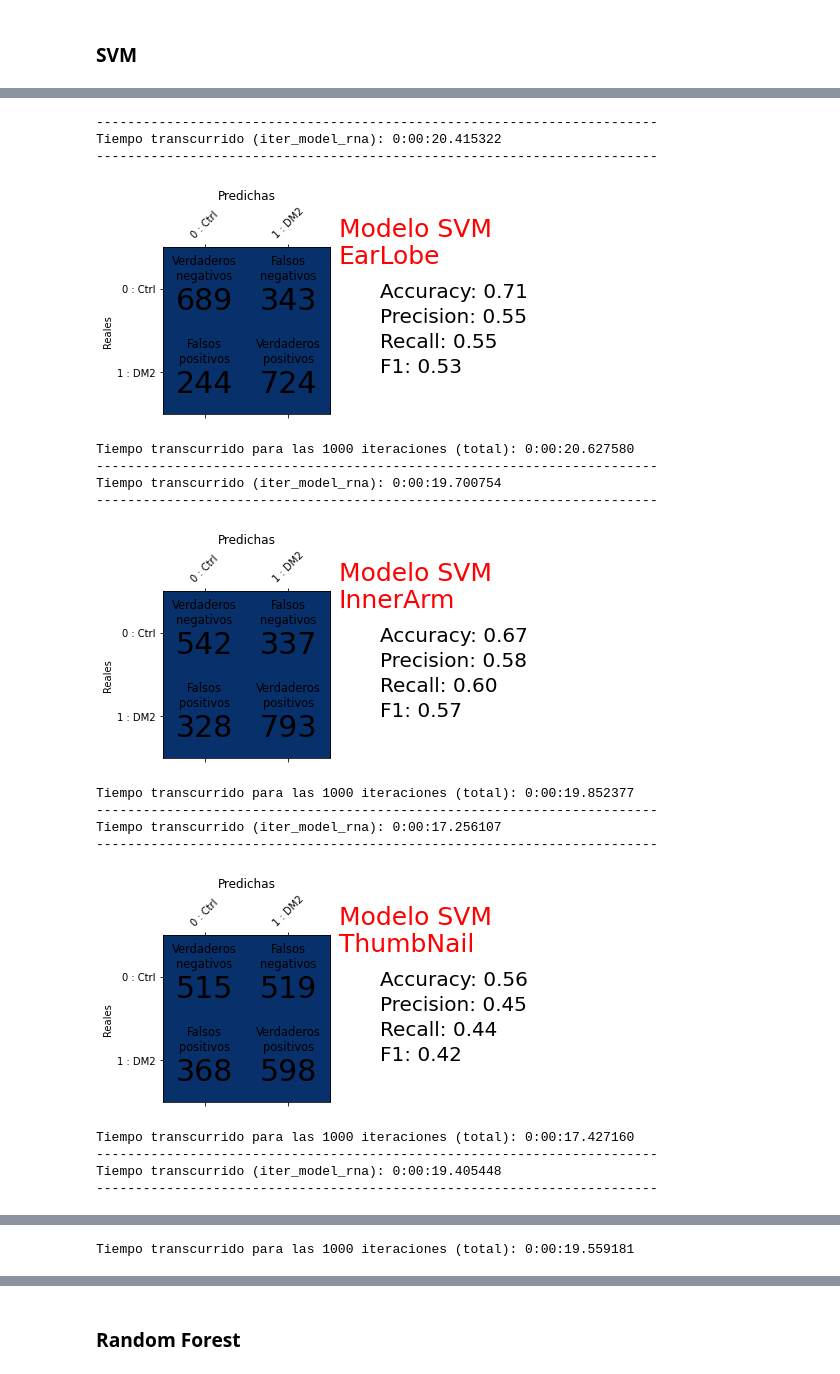
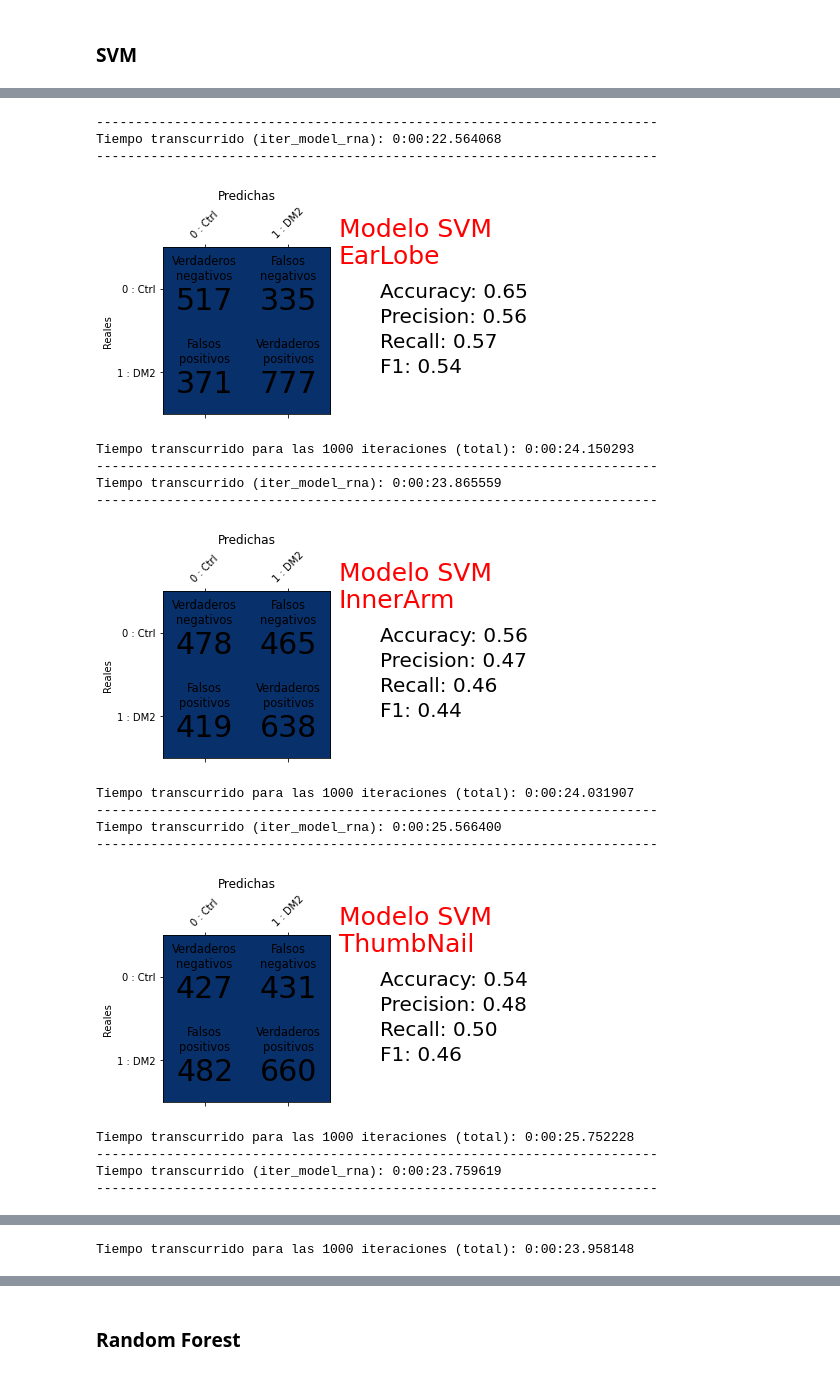
Before and after one commit to Jimenez19/RamanSpectroscopyDMT2, a Jupyter notebook: TFM.ipynb, the cells around one changed output, grey strips where cells are left out. Saved outputs shown, nothing was run; the diff lists cells and outputs as text; code cells hidden in the pictures.

```diff
--- a/TFM.ipynb
+++ b/TFM.ipynb
@@ -781,13 +779,12 @@ def best_hyperparameters_svm (x, y):
     start_time = time.time()
 
     # Se define los hiperparámetros para la búsqueda
-    params = dict()
-    params['C'] = (1e-6, 100.0, 'log-uniform')
-    params['gamma'] = (1e-6, 100.0, 'log-uniform')
-    params['degree'] = (1,5)
-    params['kernel'] = ['linear', 'poly', 'rbf', 'sigmoid']
+    param_grid = dict()
+    param_grid['C'] = [0.1, 1, 10, 100]
+    param_grid['gamma'] = [0.1, 1, 10, 100]
+    param_grid['kernel'] = ['linear', 'rbf', 'sigmoid']
 
-    search = BayesSearchCV(estimator=SVC(), search_spaces=params, n_jobs=-1, cv=LeaveOneOut())
+    search = GridSearchCV(estimator=SVC(), param_grid=param_grid, n_jobs=-1, cv=LeaveOneOut())
     search.fit(x, y)
 
     # Resultados
@@ -795,13 +792,11 @@ def best_hyperparameters_svm (x, y):
 
     best_c = search.best_params_['C']
     best_gamma = search.best_params_['gamma']
-    best_degree = search.best_params_['degree']
     best_kernel = search.best_params_['kernel']
     print(f'Tiempo transcurrido (best_hyperparameters): {timedelta(seconds=(time.time() - start_time))}')
     print('------------------------------------------------------------------------')
     return {'best_c' : best_c,
             'best_gamma' : best_gamma,
-            'best_degree' : best_degree,
             'best_kernel' : best_kernel}
 # %%
 # Se crea la función que obtiene los mejores hiperparámetros en 10 iteraciones
@@ -815,26 +810,19 @@ def hyperparameters_model_svm (raman_df):
 
     c = []
     gamma = []
-    degree = []
     kernel = []
 
-    print('------------------------------------------------------------------------')
-    print('Mejores hiperparámetros por iteración')
     for index, hyperparameters_i in enumerate(iter_hyperparameters):
-        print('------------------------------------------------------------------------')
-        print(f"> Iteración {index + 1} - hiperparámetros: {hyperparameters_i}")
         c.append(hyperparameters_i['best_c'])
         gamma.append(hyperparameters_i['best_gamma'])
-        degree.append(hyperparameters_i['best_degree'])
         kernel.append(hyperparameters_i['best_kernel'])
     print('------------------------------------------------------------------------')
     print('Mejores hiperparámetros finales')
-    print(f'C: {mode(c)}, gamma : {mode(gamma)}, degree: {mode(degree)}, kernel: {mode(kernel)}')
+    print(f'C: {mode(c)}, gamma : {mode(gamma)}, kernel: {mode(kernel)}')
     print(f'Tiempo transcurrido (hyperparameters_model_rna): {timedelta(seconds=(time.time() - start_time))}')
     print('------------------------------------------------------------------------')
     return {'best_c' : mode(c),
             'best_gamma' : mode(gamma),
-            'best_degree' : mode(degree),
             'best_kernel' : mode(kernel)}
 # %%
 start_time_svm = time.time()
@@ -861,26 +849,26 @@ Tiempo transcurrido búsqueda de hiperparámetros (total): 0:11:56.136177
 # %%
 metrics_svm = {}
 for raman_key, raman_value in RamanDF_preprocessed.items():
     start_time_svm = time.time()
-    modelSVM = SVC(C=hyperparameters_svm['best_c'], gamma=hyperparameters_svm['best_gamma'], degree=hyperparameters_svm['best_degree'], kernel=hyperparameters_svm['best_kernel'])
+    modelSVM = SVC(C=hyperparameters_svm['best_c'], gamma=hyperparameters_svm['best_gamma'], kernel=hyperparameters_svm['best_kernel'])
     metrics_svm[raman_key] = iter_model(raman_value, modelSVM, f'Modelo SVM\n{raman_key}')
     print(f'Tiempo transcurrido para las 1000 iteraciones (total): {timedelta(seconds=(time.time() - start_time_svm))}')
 # %% [output]
 ------------------------------------------------------------------------
-Tiempo transcurrido (iter_model_rna): 0:00:20.415322
+Tiempo transcurrido (iter_model_rna): 0:00:22.564068
 ------------------------------------------------------------------------
-[figure, old version]
+[figure, new version]
-Tiempo transcurrido para las 1000 iteraciones (total): 0:00:20.627580
+Tiempo transcurrido para las 1000 iteraciones (total): 0:00:24.150293
 ------------------------------------------------------------------------
-Tiempo transcurrido (iter_model_rna): 0:00:19.700754
+Tiempo transcurrido (iter_model_rna): 0:00:23.865559
 ------------------------------------------------------------------------
-[figure, old version]
+[figure, new version]
-Tiempo transcurrido para las 1000 iteraciones (total): 0:00:19.852377
+Tiempo transcurrido para las 1000 iteraciones (total): 0:00:24.031907
 ------------------------------------------------------------------------
-Tiempo transcurrido (iter_model_rna): 0:00:17.256107
+Tiempo transcurrido (iter_model_rna): 0:00:25.566400
 ------------------------------------------------------------------------
-[figure, old version]
+[figure, new version]
-Tiempo transcurrido para las 1000 iteraciones (total): 0:00:17.427160
+Tiempo transcurrido para las 1000 iteraciones (total): 0:00:25.752228
 ------------------------------------------------------------------------
-Tiempo transcurrido (iter_model_rna): 0:00:19.405448
+Tiempo transcurrido (iter_model_rna): 0:00:23.759619
 ------------------------------------------------------------------------
@@ -888,4 +876,4 @@ Tiempo transcurrido (iter_model_rna): 0:00:19.405448
-Tiempo transcurrido para las 1000 iteraciones (total): 0:00:19.559181
+Tiempo transcurrido para las 1000 iteraciones (total): 0:00:23.958148
 # %%
 start_time_svm = time.time()
 hyperparameters_svm_pca = hyperparameters_model_svm(RamanInnerArmDF_preprocessed_pca)
```
Also changed, not shown: parts of 28 cells of this notebook, 2 other files.
